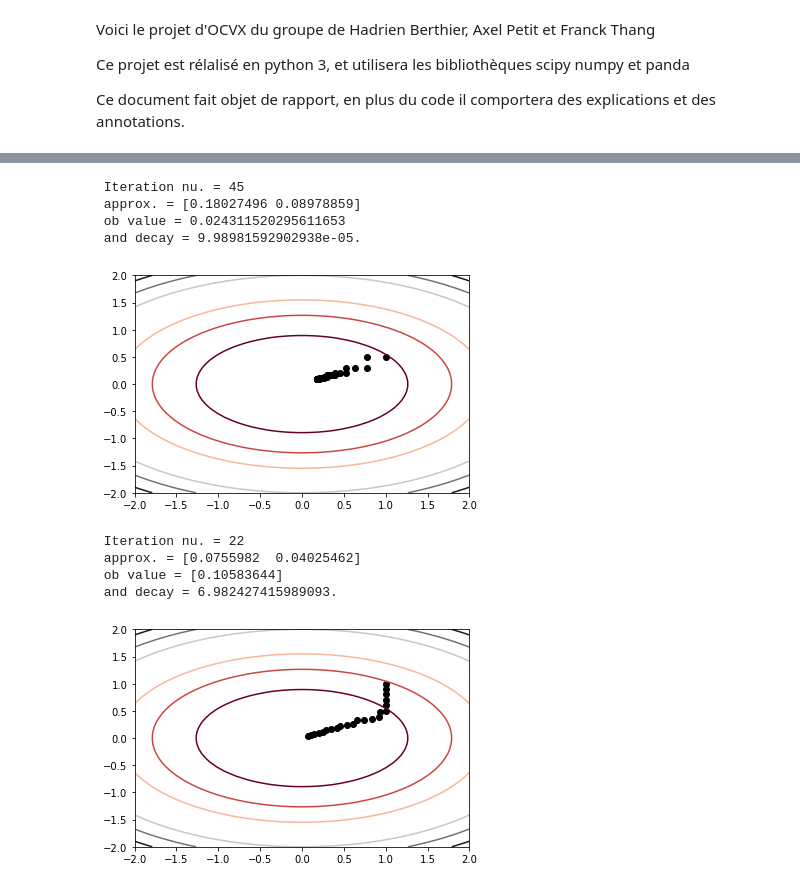
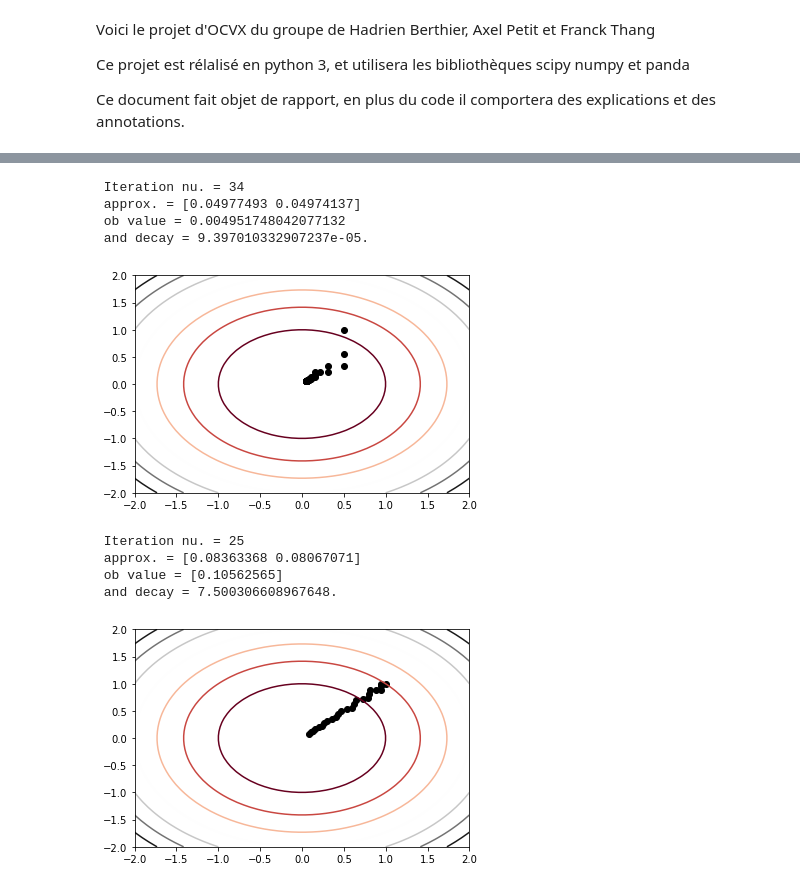
Before and after one commit to berthih/OCVX, a Jupyter notebook: OCVX.ipynb, the cells around one changed output, grey strips where cells are left out. Cells and saved outputs as stored; diff of their text form; code cells hidden in the pictures.

```diff
--- a/OCVX.ipynb
+++ b/OCVX.ipynb
@@ -49,7 +57,7 @@ def gradient_descent(x, ob_function, d_direction,
     decay = tolerance + 10  # Make sure that we get into first loop
     y = ob_function(x)
     while decay > tolerance and n_iter < max_iter:
-        var_rate = rate(n_iter)
+        var_rate = rate(ob_function, n_iter)
         x = x - var_rate * d_direction(ob_function, x)
         tmp_y = ob_function(x)
         decay = decay_function(y, tmp_y)
@@ -113,4 +121,4 @@ class backtracking():
         return t
 # %%
 def generate_family_fc(theta=1):
-    return lambda x: (1/2)*x[0]**2 + (1/2)*theta*x[1]**2
+    return lambda x: x[0]**2 + theta*x[1]**2
@@ -136,26 +183,26 @@ def step_decay(epoch):
     print("lrate:", lrate)
     return lrate
 # %%
-def exp_decay(t):
+def exp_decay(ob_func, nb_iter):
    initial_lrate = 0.5
    k = 0.1
-   lrate = initial_lrate * np.exp(-k*t)
+   lrate = initial_lrate * np.exp(-k*nb_iter)
    return lrate
 # %%
 #plt.figure(figsize=(15,15))
 #plot_2d(objective_2d)
 iterations = []
-f = generate_family_fc(2)
+f = generate_family_fc(1)
 
 x_star, p_star, n_iter = gradient_descent(np.array([[1], [1]], dtype=float), f, d_sgd_l2, rate=exp_decay, plot_f=(lambda x, y:plt.scatter(x[0], x[1], c='k')))
 iterations.append(n_iter)
 plot_2d(f)
 # %% [output]
- Iteration nu. = 45
- approx. = [0.18027496 0.08978859]
- ob value = 0.024311520295611653
- and decay = 9.98981592902938e-05.
+ Iteration nu. = 34
+ approx. = [0.04977493 0.04974137]
+ ob value = 0.004951748042077132
+ and decay = 9.397010332907237e-05.
-[figure, old version]
+[figure, new version]
 # %%
 def nesterov_descent(func, rate, gradient_func, init_x, plot_f=(lambda x, y: None), delta_x=0.0005, epsilon=0.05):
     x = init_x
@@ -189,9 +236,9 @@ x, num_iter = nesterov_descent(f, 0.1, d_sgd_l2, np.array([[1], [1]], dtype=floa
 
 plot_2d(f)
 # %% [output]
- Iteration nu. = 22
- approx. = [0.0755982  0.04025462]
- ob value = [0.10583644]
- and decay = 6.982427415989093.
+ Iteration nu. = 25
+ approx. = [0.08363368 0.08067071]
+ ob value = [0.10562565]
+ and decay = 7.500306608967648.
-[figure, old version]
+[figure, new version]
 # %%
```
Also changed, not shown: parts of 7 cells of this notebook.
